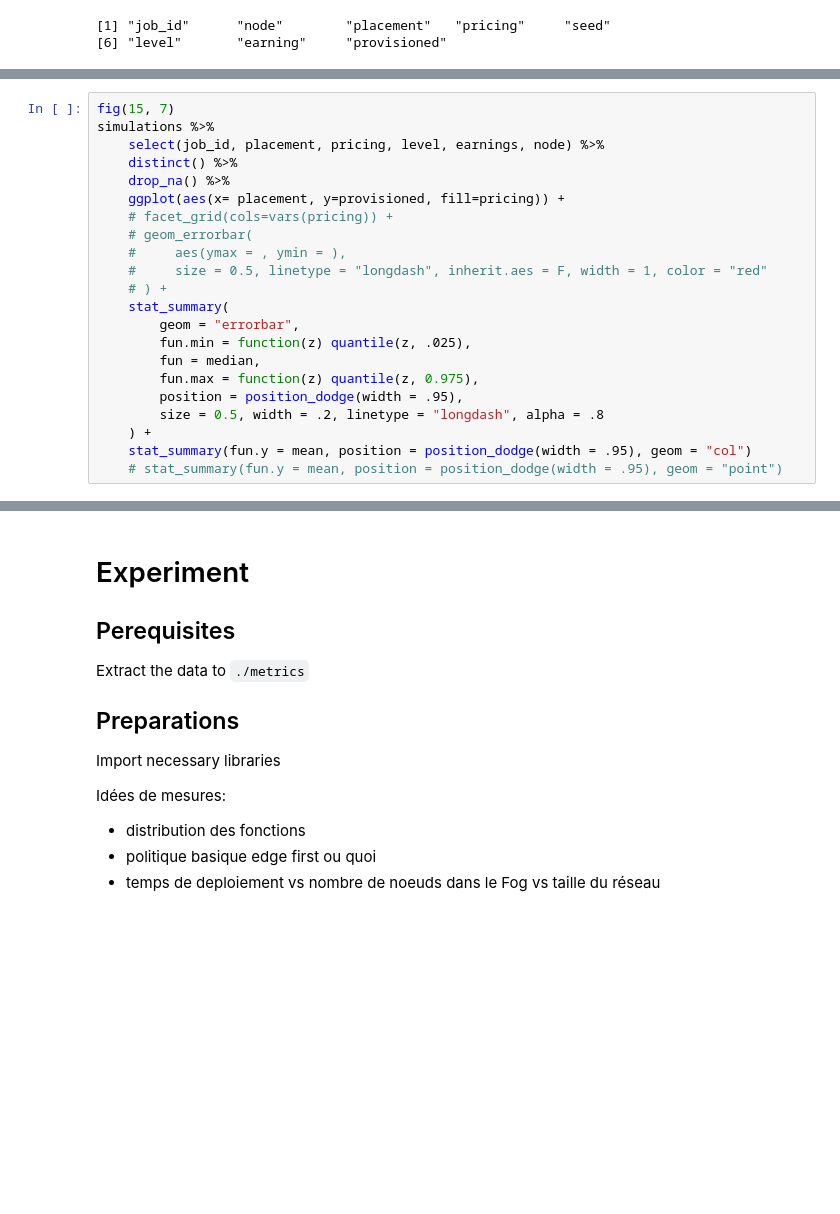
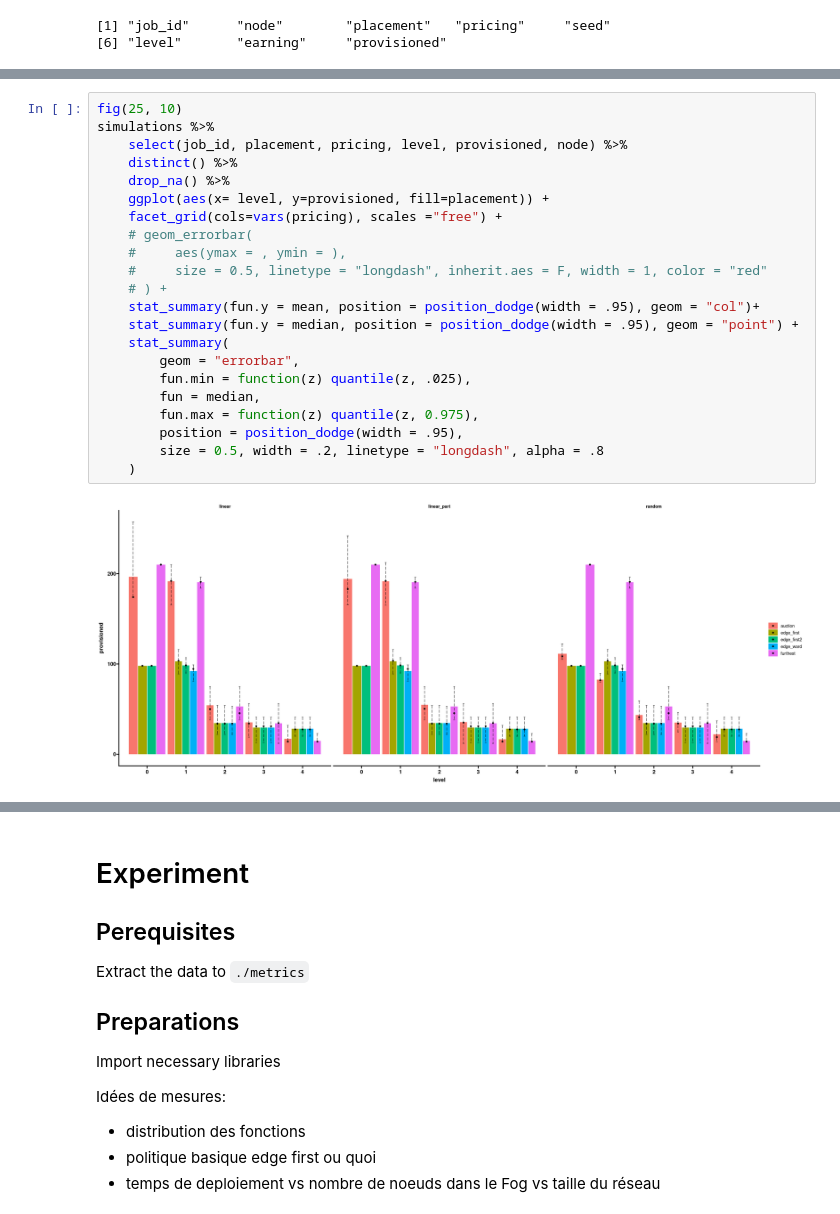
Before and after one commit to VolodiaPG/giraff, a Jupyter notebook: enos/live/experiment.ipynb, the cells around one changed output, grey strips where cells are left out. Cells and saved outputs as stored; diff of their text form; blank space fills up the shorter version.

```diff
--- a/enos/live/experiment.ipynb
+++ b/enos/live/experiment.ipynb
@@ -117,22 +103,24 @@ simulations %>%
 # %%
-fig(15, 7)
+fig(25, 10)
 simulations %>%
-    select(job_id, placement, pricing, level, earnings, node) %>%
+    select(job_id, placement, pricing, level, provisioned, node) %>%
     distinct() %>%
     drop_na() %>%
-    ggplot(aes(x= placement, y=provisioned, fill=pricing)) +
-    # facet_grid(cols=vars(pricing)) +
+    ggplot(aes(x= level, y=provisioned, fill=placement)) +
+    facet_grid(cols=vars(pricing), scales ="free") +
     # geom_errorbar(
     #     aes(ymax = , ymin = ),
     #     size = 0.5, linetype = "longdash", inherit.aes = F, width = 1, color = "red"
     # ) +
+    stat_summary(fun.y = mean, position = position_dodge(width = .95), geom = "col")+
+    stat_summary(fun.y = median, position = position_dodge(width = .95), geom = "point") +
     stat_summary(
         geom = "errorbar",
         fun.min = function(z) quantile(z, .025),
         fun = median,
         fun.max = function(z) quantile(z, 0.975),
         position = position_dodge(width = .95),
         size = 0.5, width = .2, linetype = "longdash", alpha = .8
-    ) +
-    stat_summary(fun.y = mean, position = position_dodge(width = .95), geom = "col")
-    # stat_summary(fun.y = mean, position = position_dodge(width = .95), geom = "point")
+    )
+# %% [output]
+[figure, added]
```
Also changed, not shown: parts of 4 cells of this notebook, 9 other files.
